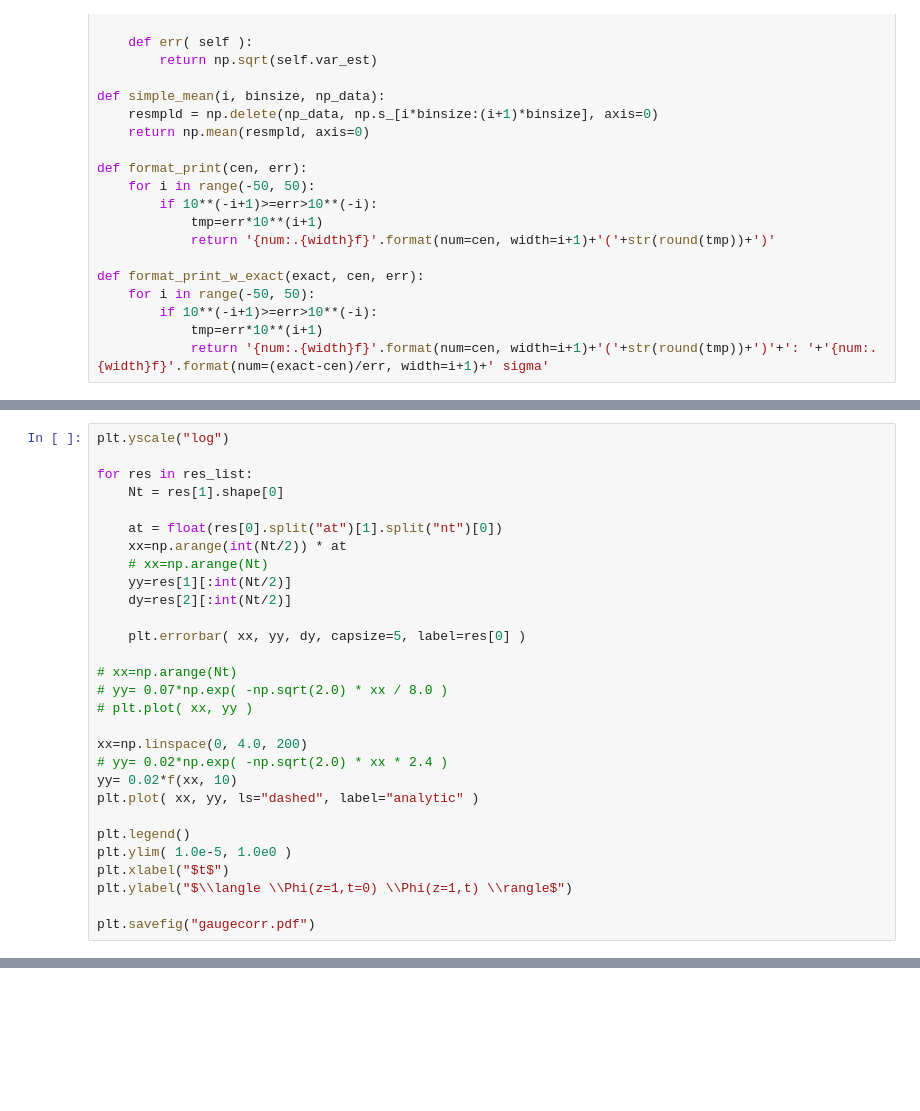
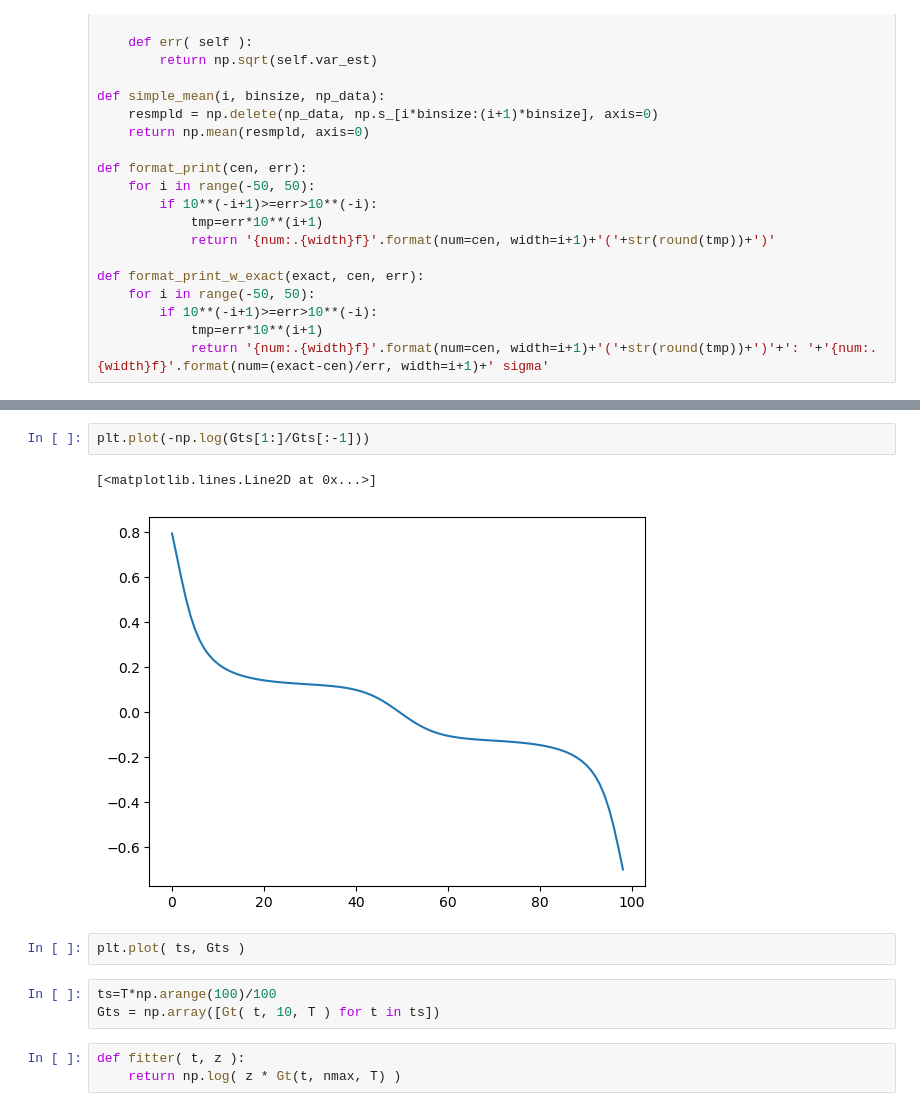
Before and after one commit to nobuyukimatsumoto68/qed3, a Jupyter notebook: src/both_3d/ferm_scaling.ipynb, the cells around one changed output, grey strips where cells are left out. Cells and saved outputs as stored; diff of their text form; blank space fills up the shorter version.

```diff
--- a/src/both_3d/ferm_scaling.ipynb
+++ b/src/both_3d/ferm_scaling.ipynb
@@ -218,29 +68,0 @@ Nt
-# %%
-plt.yscale("log")
-
-for res in res_list:
-    Nt = res[1].shape[0]
-
-    at = float(res[0].split("at")[1].split("nt")[0])
-    xx=np.arange(int(Nt/2)) * at
-    # xx=np.arange(Nt)
-    yy=res[1][:int(Nt/2)]
-    dy=res[2][:int(Nt/2)]
-
-    plt.errorbar( xx, yy, dy, capsize=5, label=res[0] )
-
-# xx=np.arange(Nt)
-# yy= 0.07*np.exp( -np.sqrt(2.0) * xx / 8.0 )
-# plt.plot( xx, yy )
-
-xx=np.linspace(0, 4.0, 200)
-# yy= 0.02*np.exp( -np.sqrt(2.0) * xx * 2.4 )
-yy= 0.02*f(xx, 10)
-plt.plot( xx, yy, ls="dashed", label="analytic" )
-
-plt.legend()
-plt.ylim( 1.0e-5, 1.0e0 )
-plt.xlabel("$t$")
-plt.ylabel("$\\langle \\Phi(z=1,t=0) \\Phi(z=1,t) \\rangle$")
-
-plt.savefig("gaugecorr.pdf")
@@ -252,0 +114,13 @@ plt.savefig("gaugecorr.pdf")
+# %%
+plt.plot(-np.log(Gts[1:]/Gts[:-1]))
+# %% [output]
+[<matplotlib.lines.Line2D at 0x...>]
+[figure, added]
+# %%
+plt.plot( ts, Gts )
+# %%
+ts=T*np.arange(100)/100
+Gts = np.array([Gt( t, 10, T ) for t in ts])
+# %%
+def fitter( t, z ):
+    return np.log( z * Gt(t, nmax, T) )
```
Also changed, not shown: parts of 36 cells of this notebook, 3 other files.
